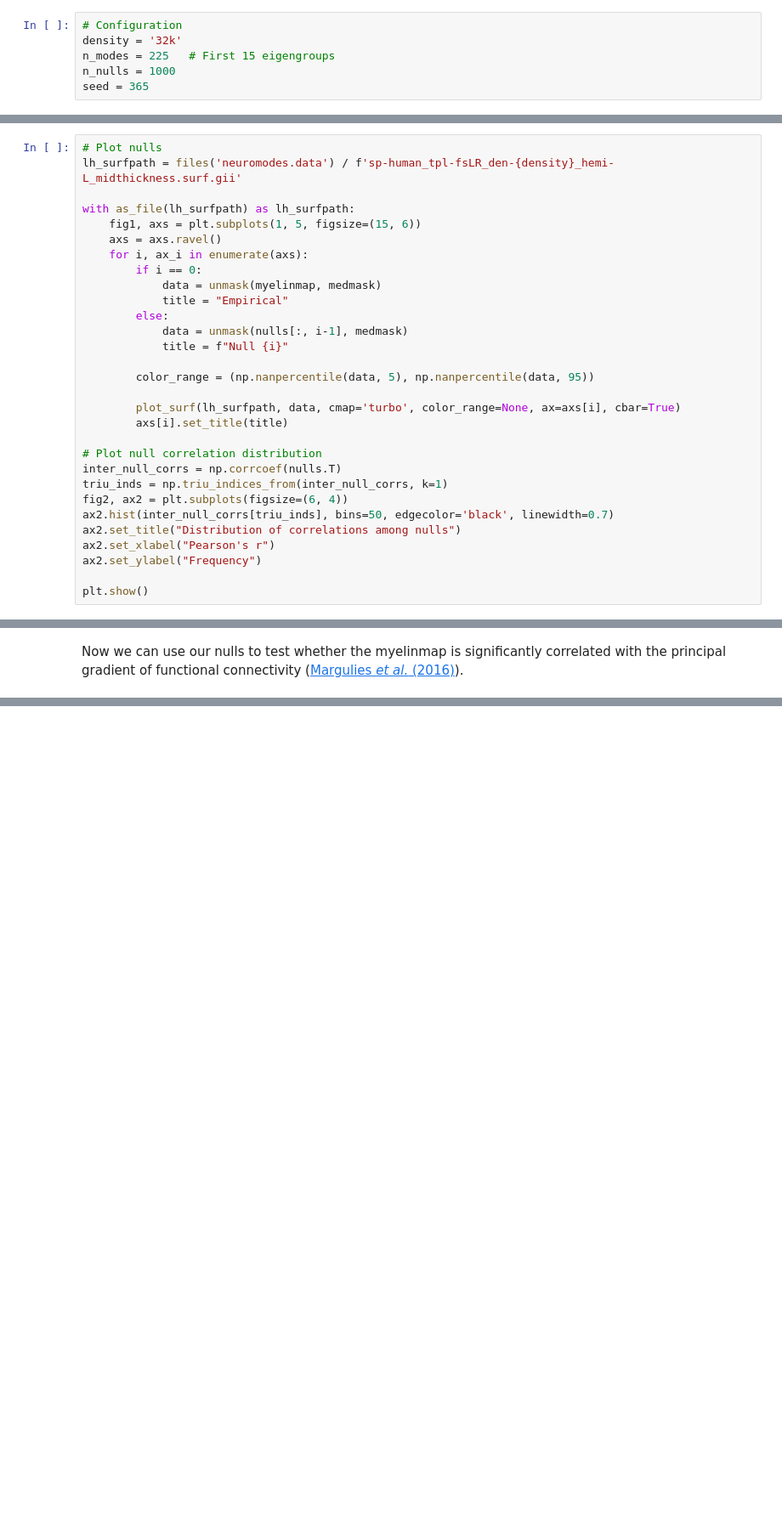
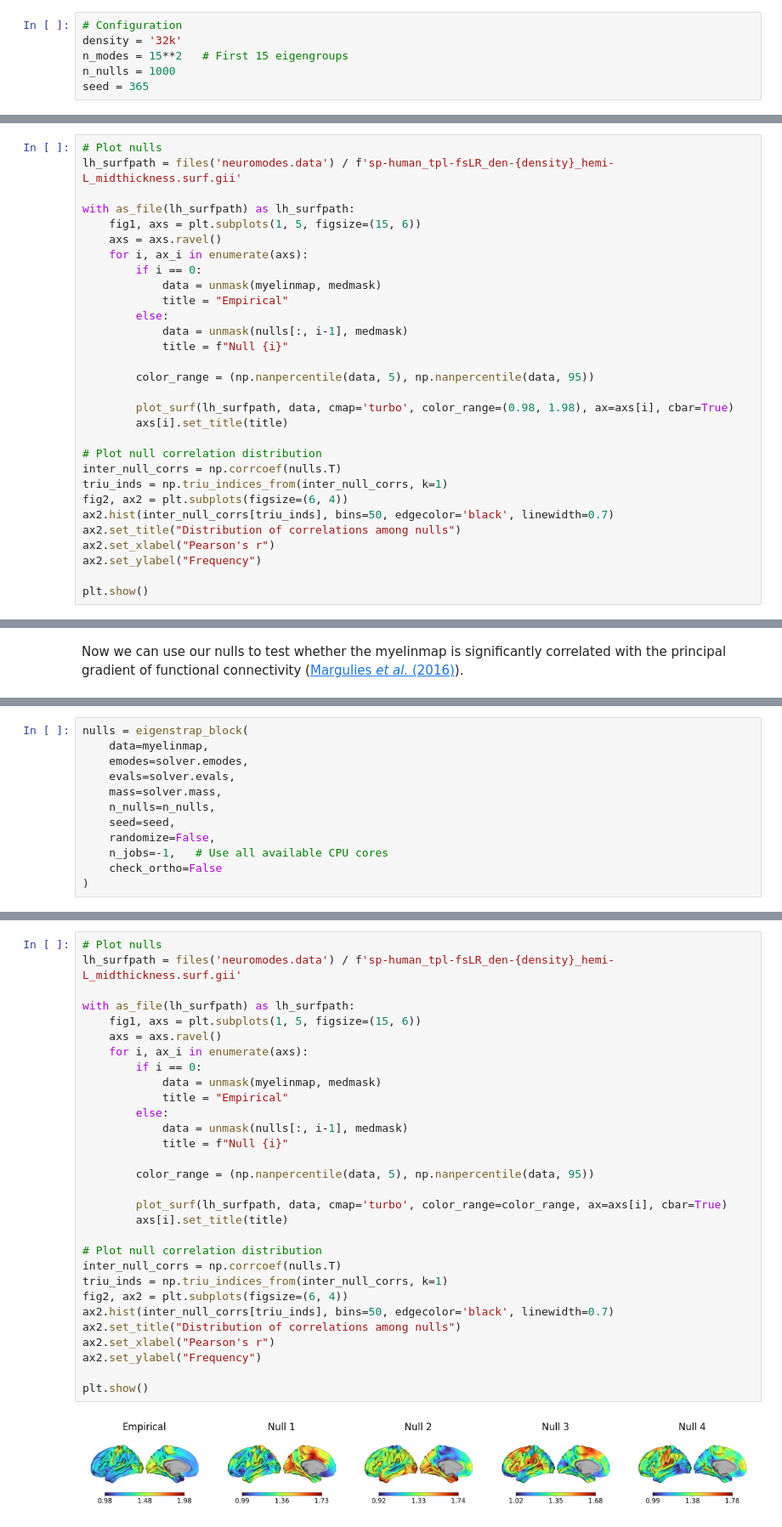
Before and after one commit to VictorBarnes/neuromodes, a Jupyter notebook: docs/tutorials/eigenstrapping.ipynb, the cells around one changed output, grey strips where cells are left out. Shown at 85% size. Saved outputs shown, nothing was run; the diff lists cells and outputs as text; blank space fills up the shorter version.

Commit message:
update docs + profile sparse blockdiag rotation

```diff
--- a/docs/tutorials/eigenstrapping.ipynb
+++ b/docs/tutorials/eigenstrapping.ipynb
@@ -25,7 +25,7 @@ from nsbutils.utils import unmask
 # %%
 # Configuration
 density = '32k'
-n_modes = 225   # First 15 eigengroups
+n_modes = 15**2   # First 15 eigengroups
 n_nulls = 1000
 seed = 365
 # %% [markdown]
@@ -68,7 +66,7 @@ with as_file(lh_surfpath) as lh_surfpath:
 
         color_range = (np.nanpercentile(data, 5), np.nanpercentile(data, 95))
 
-        plot_surf(lh_surfpath, data, cmap='turbo', color_range=None, ax=axs[i], cbar=True)
+        plot_surf(lh_surfpath, data, cmap='turbo', color_range=(0.98, 1.98), ax=axs[i], cbar=True)
         axs[i].set_title(title)
 
 # Plot null correlation distribution
@@ -115,0 +111,12 @@ p-value: 0.0020
+# %%
+nulls = eigenstrap_block(
+    data=myelinmap,
+    emodes=solver.emodes,
+    evals=solver.evals,
+    mass=solver.mass,
+    n_nulls=n_nulls,
+    seed=seed,
+    randomize=False,
+    n_jobs=-1,   # Use all available CPU cores
+    check_ortho=False
+)
@@ -115,0 +137,32 @@ p-value: 0.0020
+# %%
+# Plot nulls
+lh_surfpath = files('neuromodes.data') / f'sp-human_tpl-fsLR_den-{density}_hemi-L_midthickness.surf.gii'
+
+with as_file(lh_surfpath) as lh_surfpath:
+    fig1, axs = plt.subplots(1, 5, figsize=(15, 6))
+    axs = axs.ravel()
+    for i, ax_i in enumerate(axs):
+        if i == 0:
+            data = unmask(myelinmap, medmask)
+            title = "Empirical"
+        else:
+            data = unmask(nulls[:, i-1], medmask)
+            title = f"Null {i}"
+
+        color_range = (np.nanpercentile(data, 5), np.nanpercentile(data, 95))
+
+        plot_surf(lh_surfpath, data, cmap='turbo', color_range=color_range, ax=axs[i], cbar=True)
+        axs[i].set_title(title)
+
+# Plot null correlation distribution
+inter_null_corrs = np.corrcoef(nulls.T)
+triu_inds = np.triu_indices_from(inter_null_corrs, k=1)
+fig2, ax2 = plt.subplots(figsize=(6, 4))
+ax2.hist(inter_null_corrs[triu_inds], bins=50, edgecolor='black', linewidth=0.7)
+ax2.set_title("Distribution of correlations among nulls")
+ax2.set_xlabel("Pearson's r")
+ax2.set_ylabel("Frequency")
+
+plt.show()
+# %% [output]
+[figure, added]
```
Also changed, not shown: parts of 12 cells of this notebook, 5 other files.
